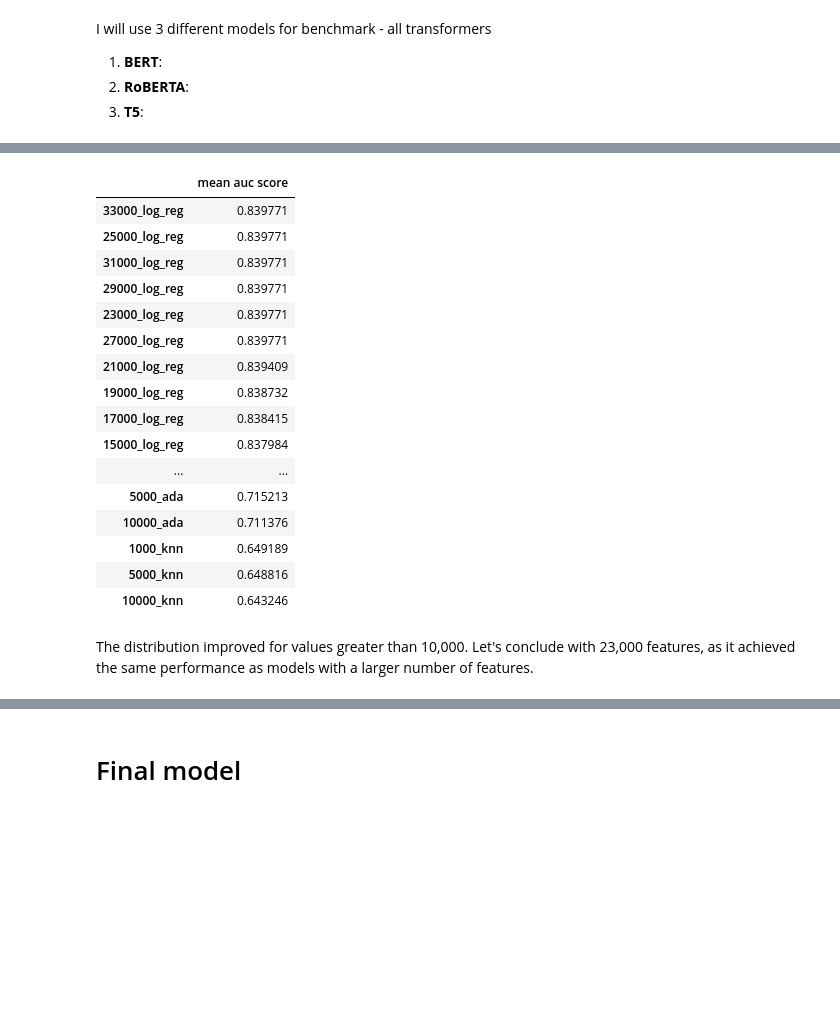
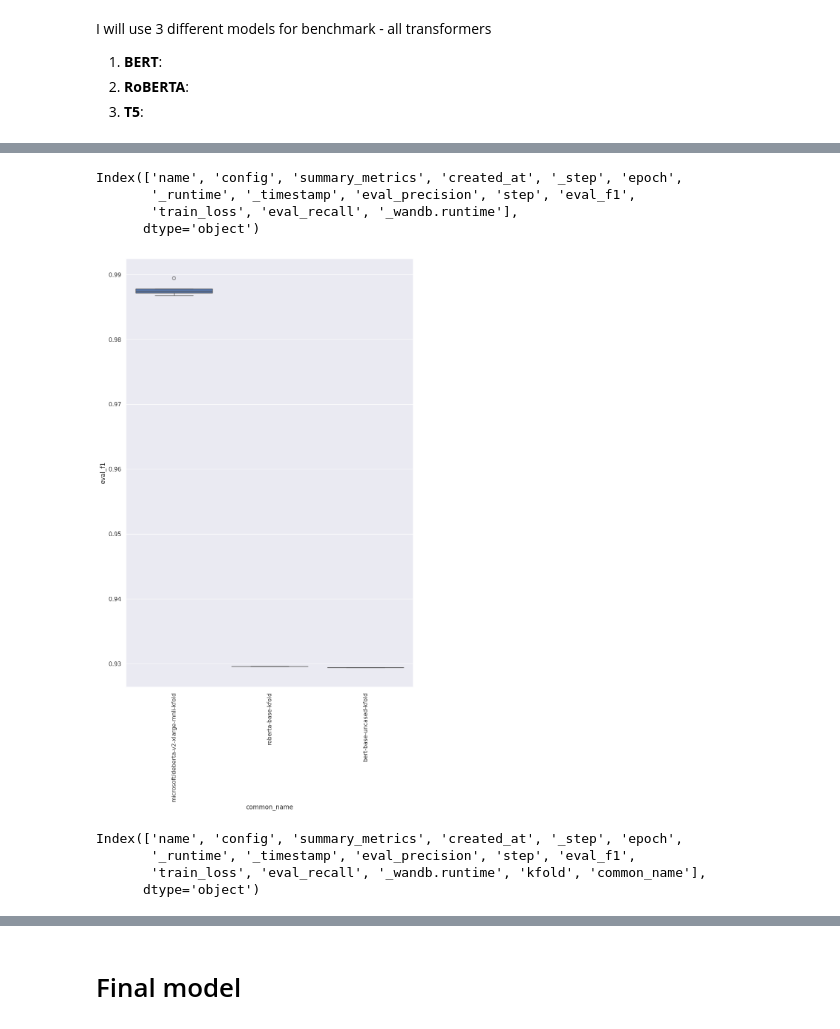
Before and after one commit to ArturTan/introduction-to-deep-learning-boulder, a Jupyter notebook: notebooks/Report.ipynb, the cells around one changed output, grey strips where cells are left out. Drawn from its saved outputs; the diff is of its cells as text; code cells hidden in the pictures; blank space fills up the shorter version.

```diff
--- a/notebooks/Report.ipynb
+++ b/notebooks/Report.ipynb
@@ -1139,28 +749,25 @@ plt.show()
-# %%
-mean_scores = {}
-for key, value in display_results.items():
-    mean_scores[key] = np.mean(value)
-
-mean_scores
-
-pd.DataFrame.from_dict(mean_scores, orient='index', columns=['mean auc score']).sort_values('mean auc score', ascending=False)
-# %% [output]
-|  | mean auc score |
-| 33000_log_reg | 0.839771 |
-| 25000_log_reg | 0.839771 |
-| 31000_log_reg | 0.839771 |
-| 29000_log_reg | 0.839771 |
-| 23000_log_reg | 0.839771 |
-| 27000_log_reg | 0.839771 |
-| 21000_log_reg | 0.839409 |
-| 19000_log_reg | 0.838732 |
-| 17000_log_reg | 0.838415 |
-| 15000_log_reg | 0.837984 |
-| ... | ... |
-| 5000_ada | 0.715213 |
-| 10000_ada | 0.711376 |
-| 1000_knn | 0.649189 |
-| 5000_knn | 0.648816 |
-| 10000_knn | 0.643246 |
-# %% [markdown]
-The distribution improved for values greater than 10,000. Let's conclude with 23,000 features, as it achieved the same performance as models with a larger number of features.
+# %%
+runs_df.columns
+# %% [output]
+Index(['name', 'config', 'summary_metrics', 'created_at', '_step', 'epoch',
+       '_runtime', '_timestamp', 'eval_precision', 'step', 'eval_f1',
+       'train_loss', 'eval_recall', '_wandb.runtime'],
+      dtype='object')
+# %%
+runs_df['common_name'] = runs_df['name'].apply(lambda x: "-".join(x.split('-')[:-1]))
+# %%
+sns.set(rc={"figure.figsize": (10, 15)})
+
+view = runs_df[['common_name', 'eval_f1']][runs_df['eval_f1'] > 0.9]
+sns.boxplot(x='common_name', y='eval_f1', data=view, orient="v")
+plt.xticks(rotation=90)
+plt.show()
+# %% [output]
+[figure, added]
+# %%
+runs_df.columns
+# %% [output]
+Index(['name', 'config', 'summary_metrics', 'created_at', '_step', 'epoch',
+       '_runtime', '_timestamp', 'eval_precision', 'step', 'eval_f1',
+       'train_loss', 'eval_recall', '_wandb.runtime', 'kfold', 'common_name'],
+      dtype='object')
```
Also changed, not shown: parts of 62 cells of this notebook, 1 other file.
